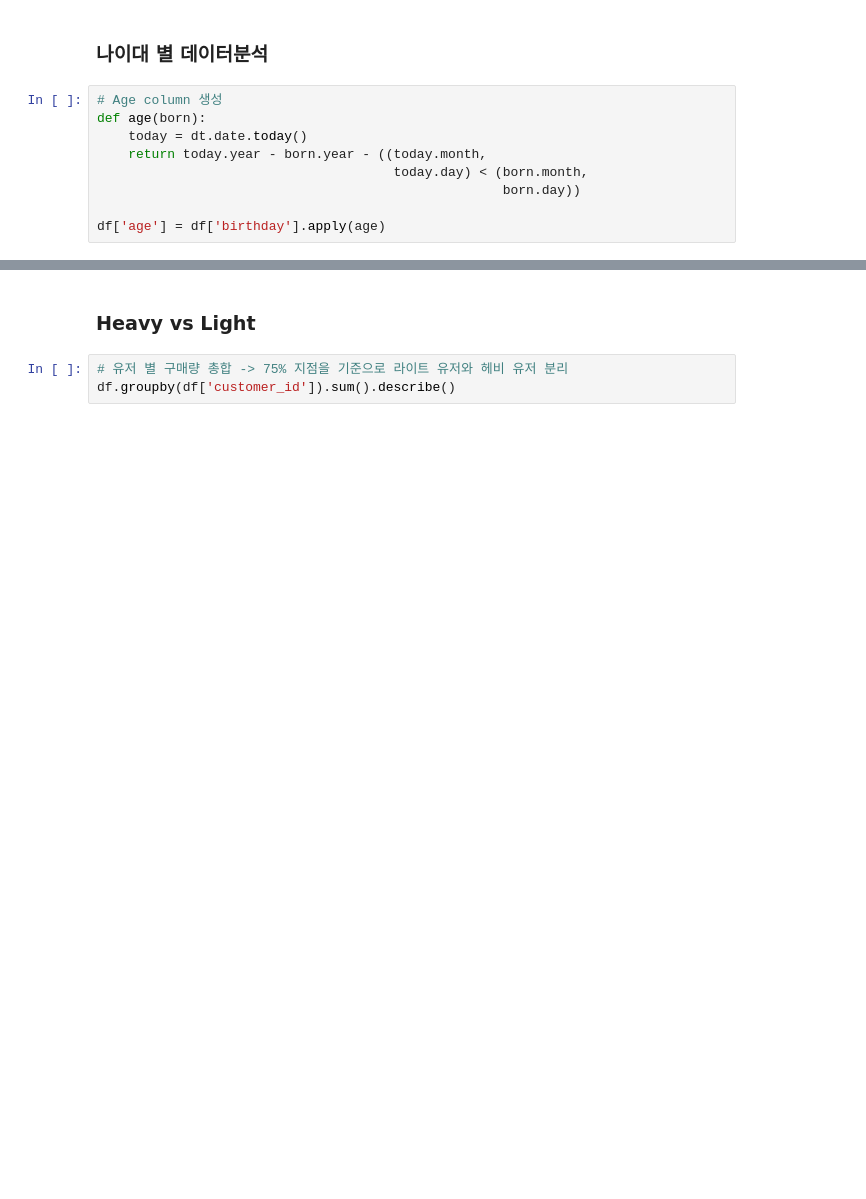
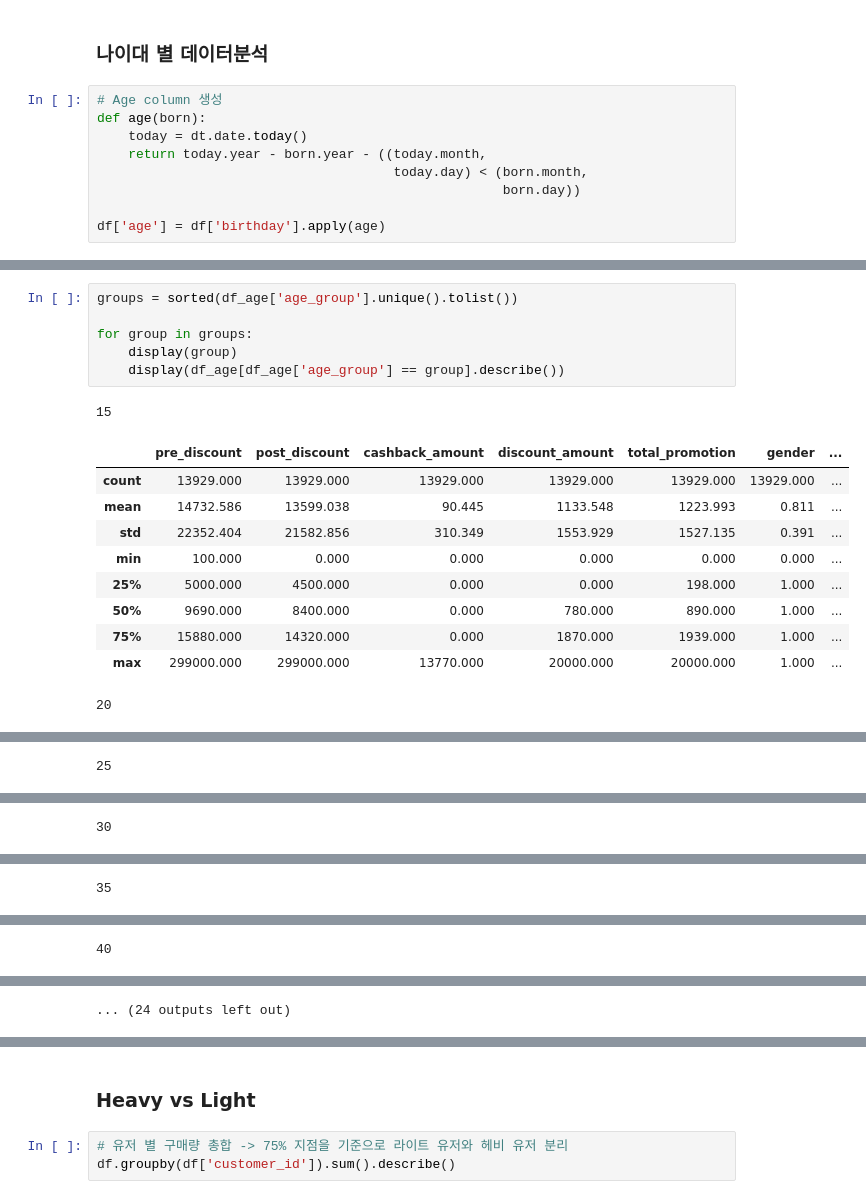
Before and after one commit to LUCI031/chai_analytics, a Jupyter notebook: EDA.ipynb, the cells around one changed output, grey strips where cells are left out. Drawn from its saved outputs; the diff is of its cells as text; blank space fills up the shorter version.

```diff
--- a/EDA.ipynb
+++ b/EDA.ipynb
@@ -656,0 +683,18 @@ sns.distplot(df['age'])
+# %%
+groups = sorted(df_age['age_group'].unique().tolist())
+
+for group in groups:
+    display(group)
+    display(df_age[df_age['age_group'] == group].describe())
+# %% [output]
+15
+|  | pre_discount | post_discount | cashback_amount | discount_amount | total_promotion | gender | ... |
+| count | 13929.000 | 13929.000 | 13929.000 | 13929.000 | 13929.000 | 13929.000 | ... |
+| mean | 14732.586 | 13599.038 | 90.445 | 1133.548 | 1223.993 | 0.811 | ... |
+| std | 22352.404 | 21582.856 | 310.349 | 1553.929 | 1527.135 | 0.391 | ... |
+| min | 100.000 | 0.000 | 0.000 | 0.000 | 0.000 | 0.000 | ... |
+| 25% | 5000.000 | 4500.000 | 0.000 | 0.000 | 198.000 | 1.000 | ... |
+| 50% | 9690.000 | 8400.000 | 0.000 | 780.000 | 890.000 | 1.000 | ... |
+| 75% | 15880.000 | 14320.000 | 0.000 | 1870.000 | 1939.000 | 1.000 | ... |
+| max | 299000.000 | 299000.000 | 13770.000 | 20000.000 | 20000.000 | 1.000 | ... |
+20
@@ -656,0 +710 @@ sns.distplot(df['age'])
+25
@@ -656,0 +720 @@ sns.distplot(df['age'])
+30
@@ -656,0 +730 @@ sns.distplot(df['age'])
+35
@@ -656,0 +740 @@ sns.distplot(df['age'])
+40
@@ -656,0 +750 @@ sns.distplot(df['age'])
+... (24 outputs left out)
```
Also changed, not shown: parts of 13 cells of this notebook.
